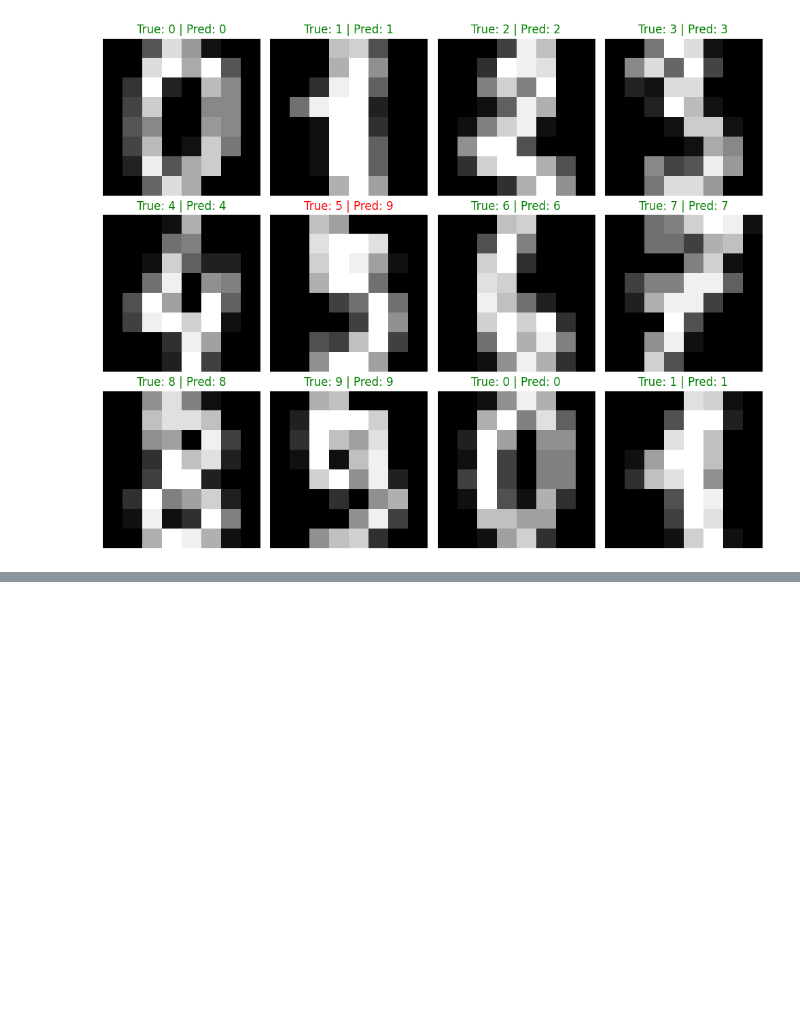
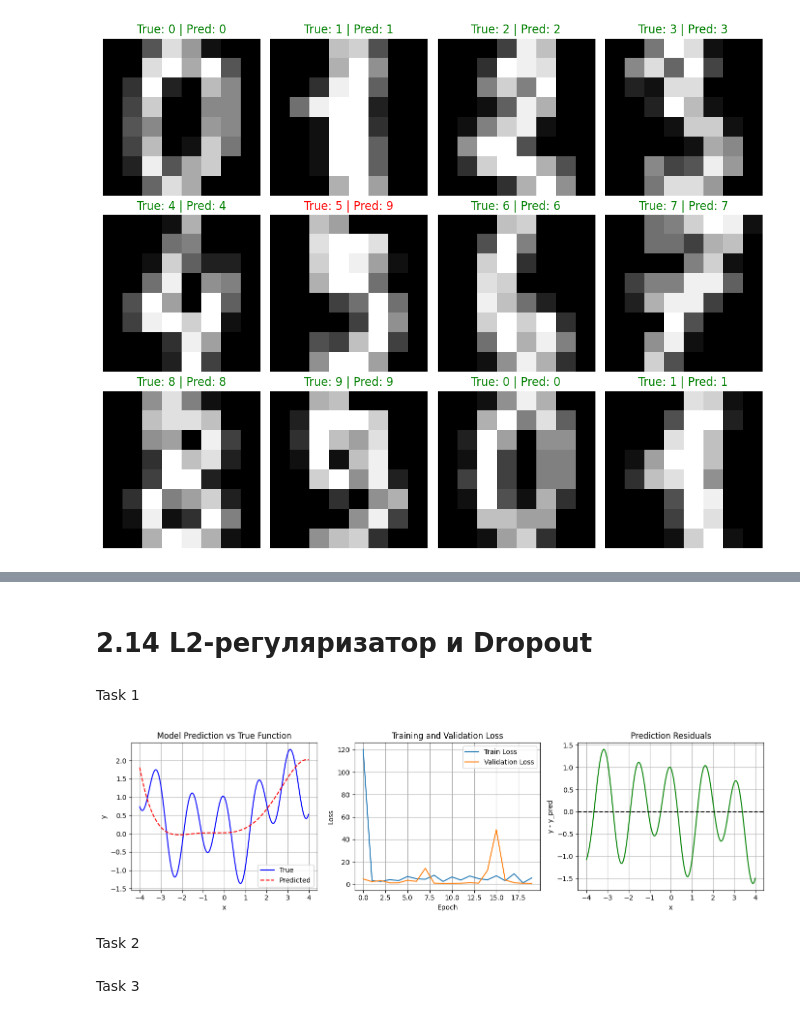
Before and after one commit to FastBackendML/FastBackendML, a Jupyter notebook: Neural_Networks.ipynb, the cells around one changed output, grey strips where cells are left out. Saved outputs shown, nothing was run; the diff lists cells and outputs as text; code cells hidden in the pictures; blank space fills up the shorter version.

```diff
--- a/Neural_Networks.ipynb
+++ b/Neural_Networks.ipynb
@@ -1270,0 +1757,4 @@ Q
+# %% [markdown]
+# 2.14 L2-регуляризатор и Dropout
+# %% [markdown]
+Task 1
@@ -1270,0 +1835,41 @@ Q
+# %%
+import matplotlib.pyplot as plt
+
+# График 1: Сравнение истинных значений и прогноза модели
+plt.figure(figsize=(14, 4))
+
+plt.subplot(1, 3, 1)
+plt.plot(data_x.numpy(), data_y.numpy(), label='True', color='blue')
+plt.plot(data_x.numpy(), p.detach().squeeze().numpy(), label='Predicted', color='red', linestyle='--')
+plt.title('Model Prediction vs True Function')
+plt.xlabel('x')
+plt.ylabel('y')
+plt.legend()
+plt.grid(True)
+
+# График 2: Кривые потерь на обучении и валидации
+plt.subplot(1, 3, 2)
+plt.plot(loss_lst, label='Train Loss')
+plt.plot(loss_lst_val, label='Validation Loss')
+plt.title('Training and Validation Loss')
+plt.xlabel('Epoch')
+plt.ylabel('Loss')
+plt.legend()
+plt.grid(True)
+
+# График 3: Остатки (разница между прогнозом и реальностью)
+plt.subplot(1, 3, 3)
+residual = data_y - p.detach().squeeze()
+plt.plot(data_x.numpy(), residual.numpy(), label='Residuals', color='green')
+plt.axhline(0, color='black', linestyle='--')
+plt.title('Prediction Residuals')
+plt.xlabel('x')
+plt.ylabel('y - y_pred')
+plt.grid(True)
+
+plt.tight_layout()
+plt.show()
+# %% [output]
+[figure, added]
+# %% [markdown]
+Task 2
@@ -1270,0 +1907,2 @@ Q
+# %% [markdown]
+Task 3
```
Also changed, not shown: parts of 36 cells of this notebook.
